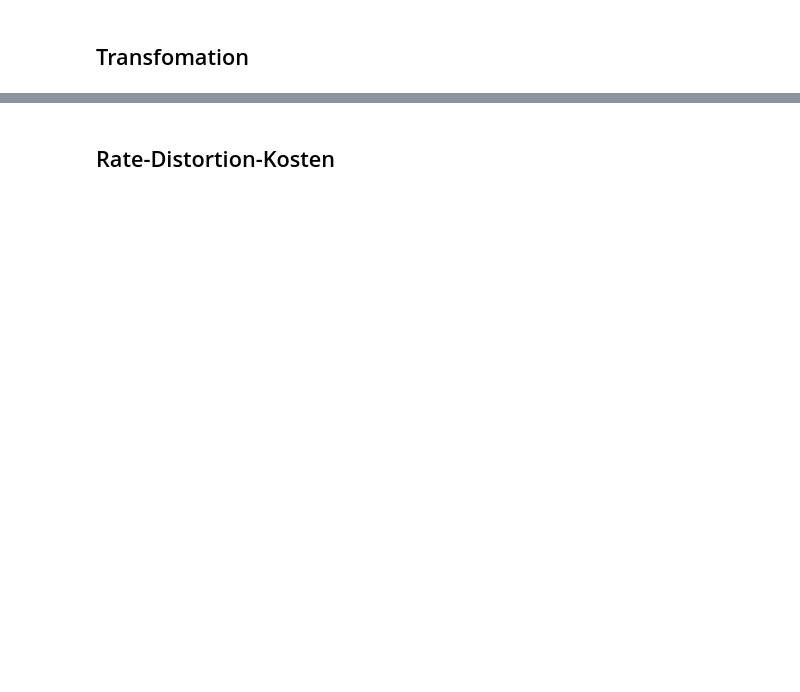
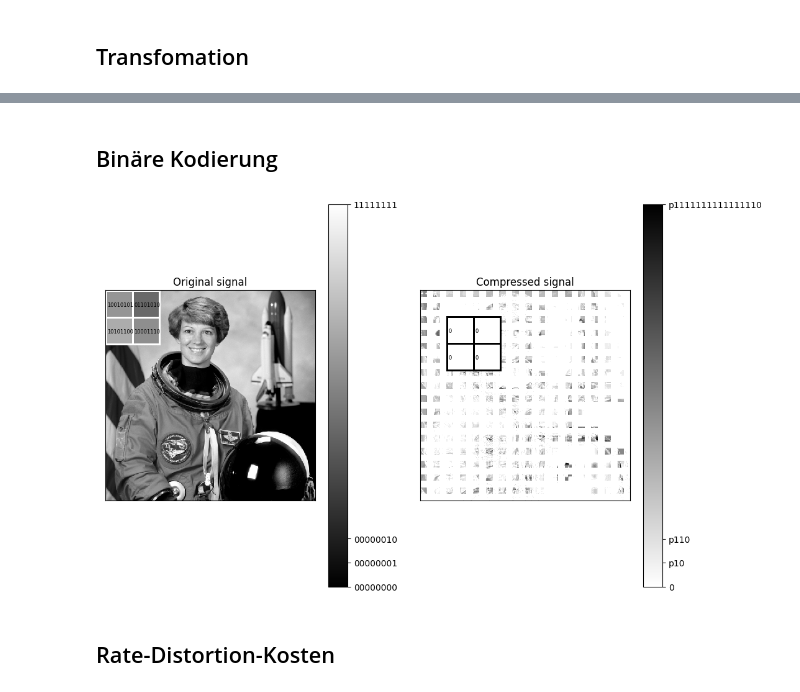
Before and after one commit to PaulKeydel/wavelet_2d_demo, a Jupyter notebook: visualize_nb.ipynb, the cells around one changed output, grey strips where cells are left out. Drawn from its saved outputs; the diff is of its cells as text; code cells hidden in the pictures; blank space fills up the shorter version.

Commit message:
new figures and more structured py implementation

```diff
--- a/visualize_nb.ipynb
+++ b/visualize_nb.ipynb
@@ -139,2 +34,10 @@ plt.show()
+# %% [markdown]
+## Binäre Kodierung
+# %%
+from visualize import DemoEncoding
+
+DemoEncoding.visualize("astronaut.bin", 512, 512, predMode=3, quantSize=32, splitLevel=3)
+# %% [output]
+[figure, added]
 # %% [markdown]
 ## Rate-Distortion-Kosten
```
Also changed, not shown: parts of 7 cells of this notebook, 9 other files.
